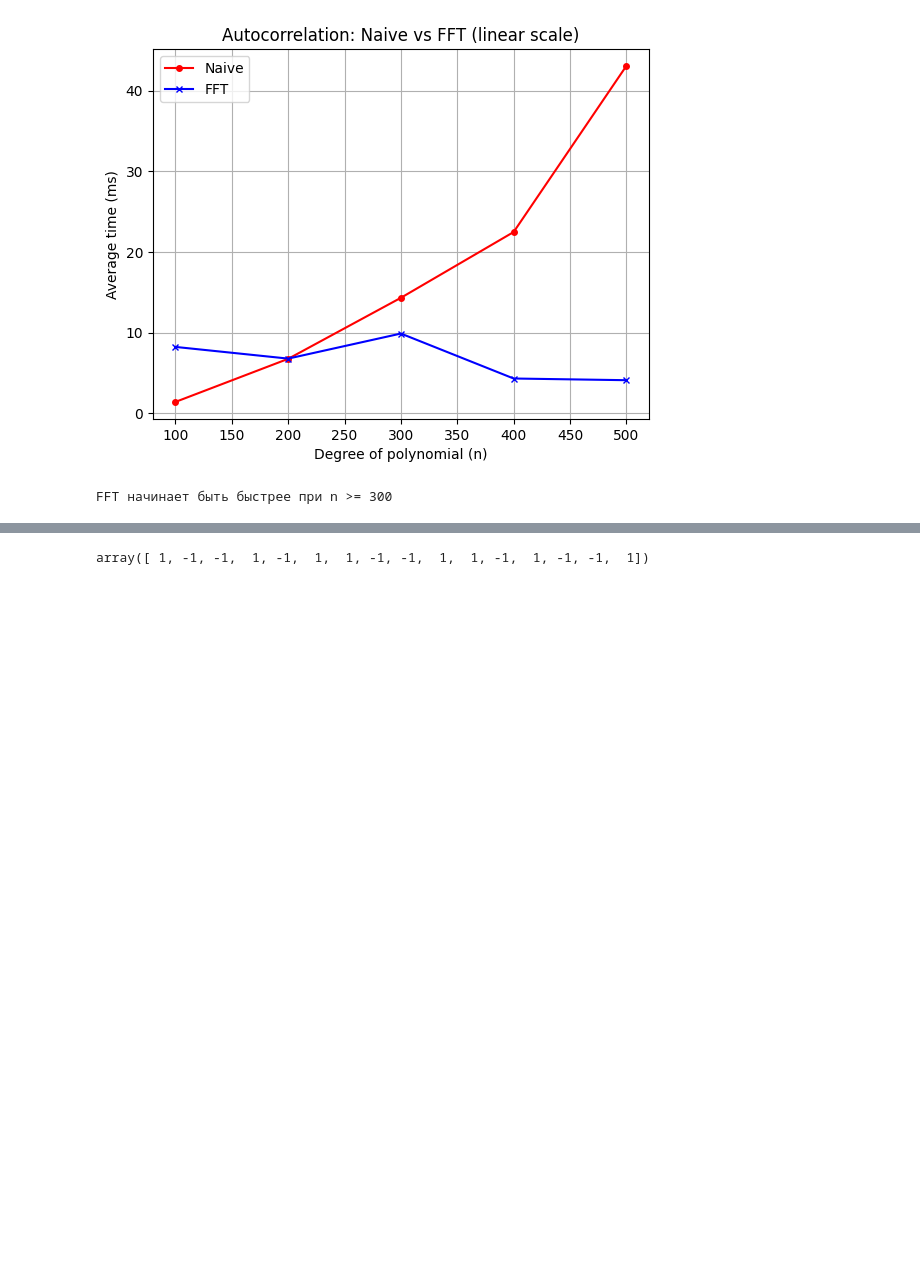
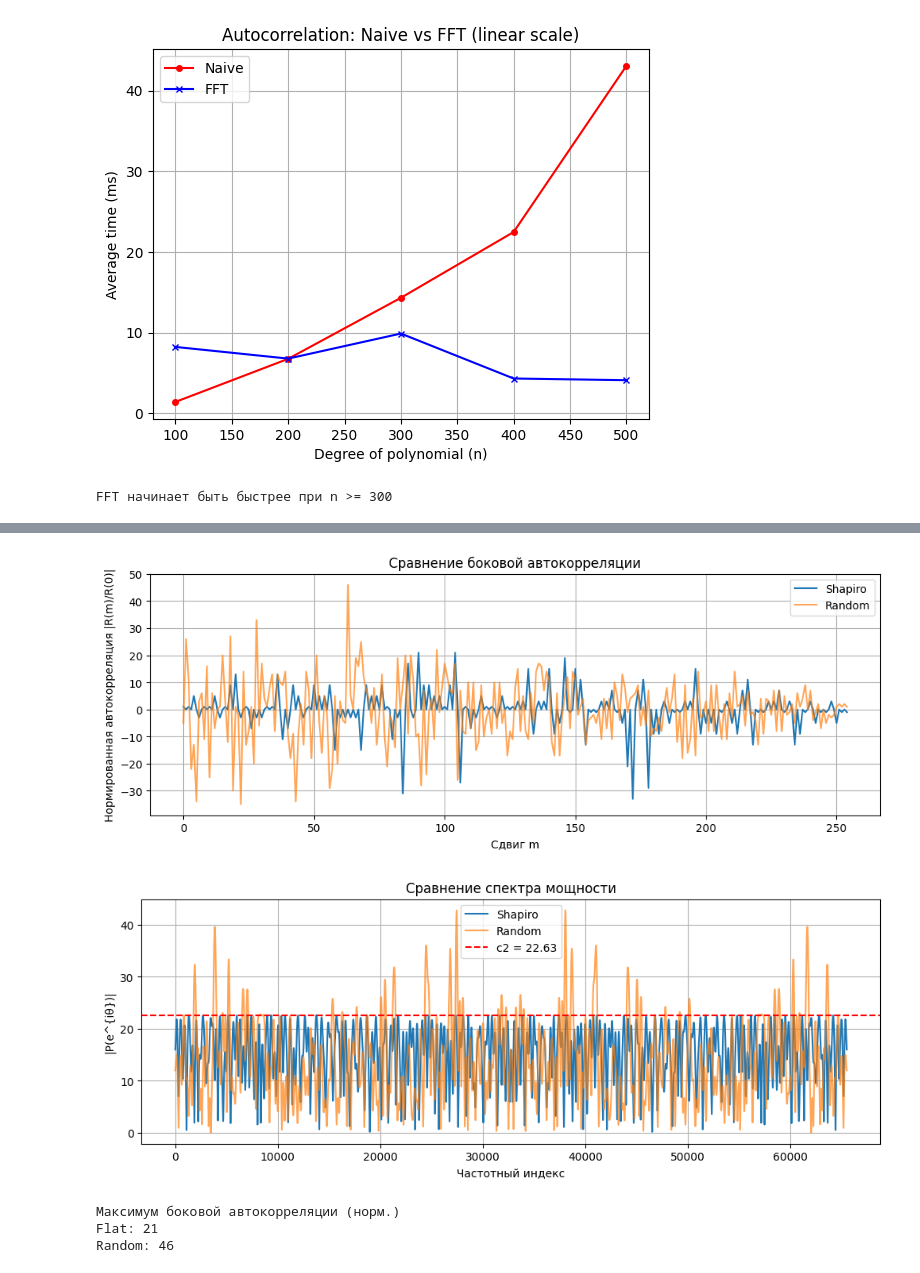
Before and after one commit to asardinka/Flat-Littlewood-polynomials, a Jupyter notebook: src/tests_analysis.ipynb, the cells around one changed output, grey strips where cells are left out. Drawn from its saved outputs; the diff is of its cells as text; code cells hidden in the pictures; blank space fills up the shorter version.

Commit message:
add shapiro poly

```diff
--- a/src/tests_analysis.ipynb
+++ b/src/tests_analysis.ipynb
@@ -163,5 +49,72 @@ plt.show()
-# %%
-coeffs
-1 1 1 -1 1 1 -1 1 1 1 1 -1 -1 -1 1 -1
-# %% [output]
-array([ 1, -1, -1,  1, -1,  1,  1, -1, -1,  1,  1, -1,  1, -1, -1,  1])
+# %%
+with open('../files/random_poly.txt', 'r') as f:
+    rand_coeffs = np.array([int(x) for x in f.read().split()])
+
+with open('../files/flat_poly.txt', 'r') as f:
+    flat_coeffs = np.array([int(x) for x in f.read().split()])
+
+n = len(flat_coeffs)
+
+c2 = np.sqrt(n*2)
+
+def normalized_side_autocorr(coeffs):
+    autocorr = np.correlate(coeffs, coeffs, mode='full')
+    n = len(coeffs) - 1
+    #R0 = autocorr[n] # нормирующий коэффициент
+    side_autocorr = autocorr[n+1:]# / R0
+    return side_autocorr
+
+flat_side = normalized_side_autocorr(flat_coeffs)
+rand_side = normalized_side_autocorr(rand_coeffs)
+
+# -----------------------------
+# 4. Спектр мощности через FFT
+# -----------------------------
+def spectrum_magnitude(coeffs, fft_size=2**16):
+    spectrum = np.fft.fft(coeffs, fft_size)
+    return np.abs(spectrum)
+
+flat_spectrum = spectrum_magnitude(flat_coeffs)
+rand_spectrum = spectrum_magnitude(rand_coeffs)
+
+# -----------------------------
+# 5. Визуализация автокорреляции
+# -----------------------------
+plt.figure(figsize=(12,4))
+plt.plot(flat_side, label='Shapiro')
+plt.plot(rand_side, label='Random', alpha=0.7)
+plt.xlabel('Сдвиг m')
+plt.ylabel('Нормированная автокорреляция |R(m)/R(0)|')
+plt.title('Сравнение боковой автокорреляции')
+plt.legend()
+plt.grid(True)
+plt.show()
+
+# -----------------------------
+# 6. Визуализация спектра мощности
+# -----------------------------
+
+
+plt.figure(figsize=(12,4))
+plt.plot(flat_spectrum, label='Shapiro')
+plt.plot(rand_spectrum, label='Random', alpha=0.7)
+plt.axhline(y=c2, color='red', linestyle='--', label=f'c2 = {c2:.2f}')
+plt.xlabel('Частотный индекс')
+plt.ylabel('|P(e^{iθ})|')
+plt.title('Сравнение спектра мощности')
+plt.legend()
+plt.grid(True)
+plt.show()
+
+# -----------------------------
+# 7. Печать статистики
+# -----------------------------
+print("Максимум боковой автокорреляции (норм.)")
+print("Flat:", np.max(flat_side))
+print("Random:", np.max(rand_side))
+# %% [output]
+[figure, added]
+[figure, added]
+Максимум боковой автокорреляции (норм.)
+Flat: 21
+Random: 46
```
Also changed, not shown: parts of 5 cells of this notebook, 4 other files.
